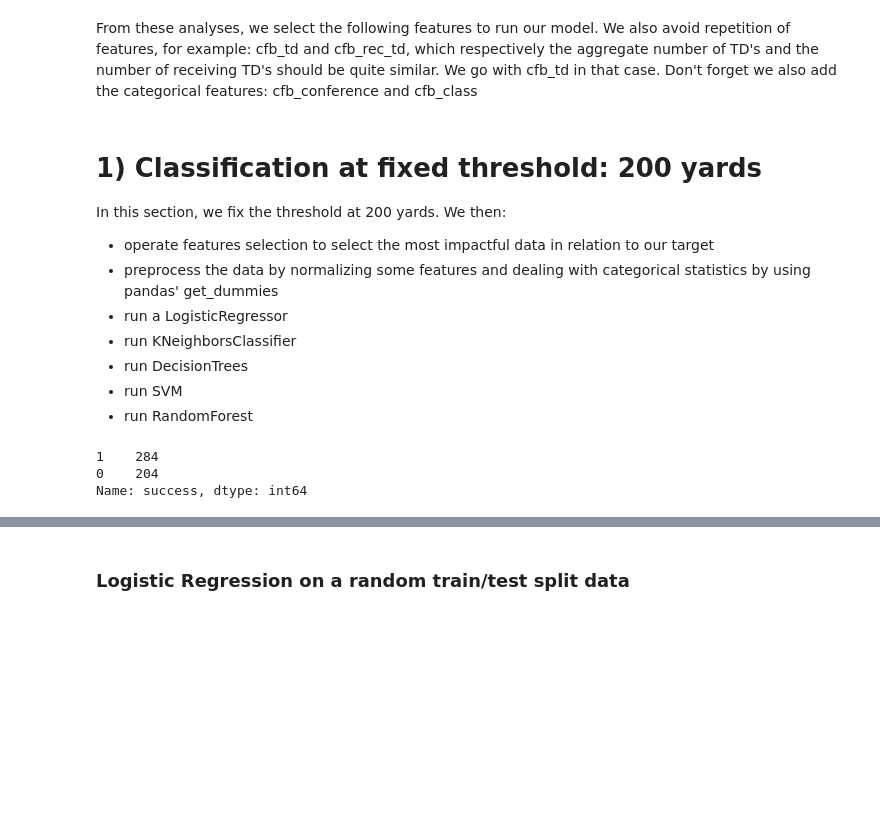
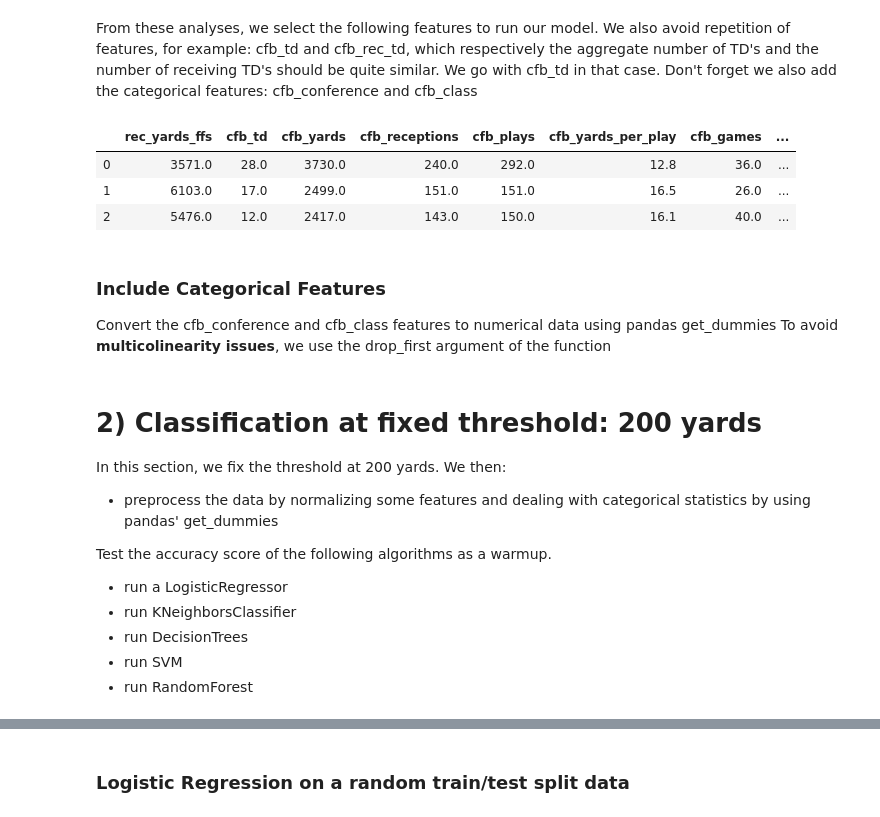
Before and after one commit to adriensaremi/Springboard, a Jupyter notebook: Capstone_1 - WRs in the NFL /4) Machine_Learning_Model.ipynb, the cells around one changed output, grey strips where cells are left out. Cells and saved outputs as stored; diff of their text form; code cells hidden in the pictures; blank space fills up the shorter version.

```diff
--- a/Capstone_1 - WRs in the NFL /4) Machine_Learning_Model.ipynb
+++ b/Capstone_1 - WRs in the NFL /4) Machine_Learning_Model.ipynb
@@ -64,7 +67,19 @@ plt.show()
 From these analyses, we select the following features to run our model. We also avoid repetition of features, for example: cfb_td and cfb_rec_td, which respectively the aggregate number of TD's and the number of receiving TD's should be quite similar. We go with cfb_td in that case. Don't forget we also add the categorical features: cfb_conference and cfb_class
 # %%
 features_selected = ['cfb_td', 'cfb_yards', 'cfb_receptions','cfb_plays','cfb_yards_per_play',
-'combine_wt', 'combine_cone', 'combine_vertical','combine_broadjump','combine_forty',
-'cfb_games', 'combine_draft_age','cfb_conference', 'cfb_class']
+'cfb_games','cfb_conference', 'cfb_class','combine_wt', 'combine_cone', 'combine_vertical',
+'combine_broadjump','combine_forty', 'combine_draft_age']
+
+df = tdcf[['rec_yards_ffs'] + features_selected]
-# %%
-df = tdcf[features_selected + ['rec_yards_ffs']]
+# %%
+df.head(3)
+# %% [output]
+|  | rec_yards_ffs | cfb_td | cfb_yards | cfb_receptions | cfb_plays | cfb_yards_per_play | cfb_games | ... |
+| 0 | 3571.0 | 28.0 | 3730.0 | 240.0 | 292.0 | 12.8 | 36.0 | ... |
+| 1 | 6103.0 | 17.0 | 2499.0 | 151.0 | 151.0 | 16.5 | 26.0 | ... |
+| 2 | 5476.0 | 12.0 | 2417.0 | 143.0 | 150.0 | 16.1 | 40.0 | ... |
+# %% [markdown]
+### Include Categorical Features
+
+Convert the cfb_conference and cfb_class features to numerical data using pandas get_dummies
+To avoid **multicolinearity issues**, we use the drop_first argument of the function
@@ -71,20 +88,12 @@ df = tdcf[features_selected + ['rec_yards_ffs']]
 # %% [markdown]
-# 1) Classification at fixed threshold: 200 yards
+# 2) Classification at fixed threshold: 200 yards
 
 In this section, we fix the threshold at 200 yards. We then:
-- operate features selection to select the most impactful data in relation to our target
 - preprocess the data by normalizing some features and dealing with categorical statistics by using pandas' get_dummies
+
+Test the accuracy score of the following algorithms as a warmup.
 - run a LogisticRegressor
 - run KNeighborsClassifier
 - run DecisionTrees
 - run SVM
 - run RandomForest
-# %%
-threshold = 250
-tdcf['success'] = (tdcf.rec_yards_ffs >= threshold)*1
-tdcf.drop('rec_yards_ffs', axis = 1, inplace = True)
-tdcf.success.value_counts(dropna = False)
-# %% [output]
-1    284
-0    204
-Name: success, dtype: int64
```
Also changed, not shown: parts of 74 cells of this notebook, 5 other files.
